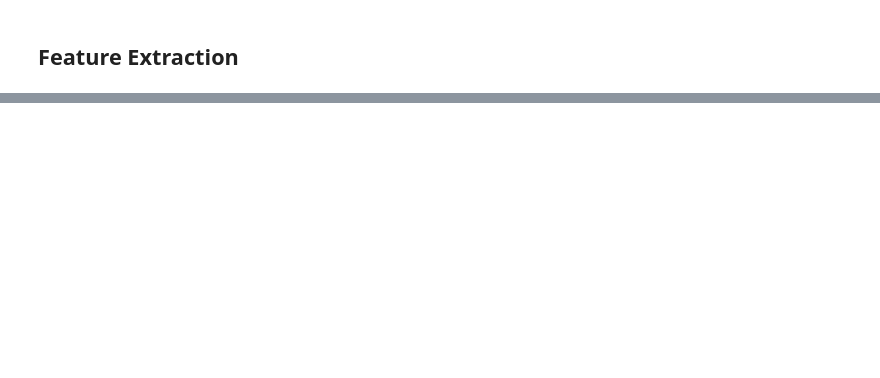
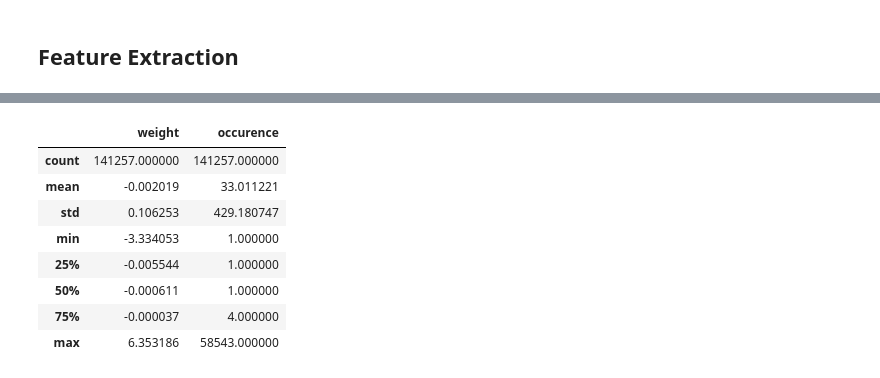
Before and after one commit to fhrzn/detoxification, a Jupyter notebook: notebooks/2.0-fhrzn-what-makes-text-toxic.ipynb, the cells around one changed output, grey strips where cells are left out. Drawn from its saved outputs; the diff is of its cells as text; code cells hidden in the pictures; blank space fills up the shorter version.

```diff
--- a/notebooks/2.0-fhrzn-what-makes-text-toxic.ipynb
+++ b/notebooks/2.0-fhrzn-what-makes-text-toxic.ipynb
@@ -214,0 +287,12 @@ X_val_vec = cv.transform(X_val)
+# %%
+df_weights.describe()
+# %% [output]
+|  | weight | occurence |
+| count | 141257.000000 | 141257.000000 |
+| mean | -0.002019 | 33.011221 |
+| std | 0.106253 | 429.180747 |
+| min | -3.334053 | 1.000000 |
+| 25% | -0.005544 | 1.000000 |
+| 50% | -0.000611 | 1.000000 |
+| 75% | -0.000037 | 4.000000 |
+| max | 6.353186 | 58543.000000 |
```
Also changed, not shown: parts of 16 cells of this notebook.
